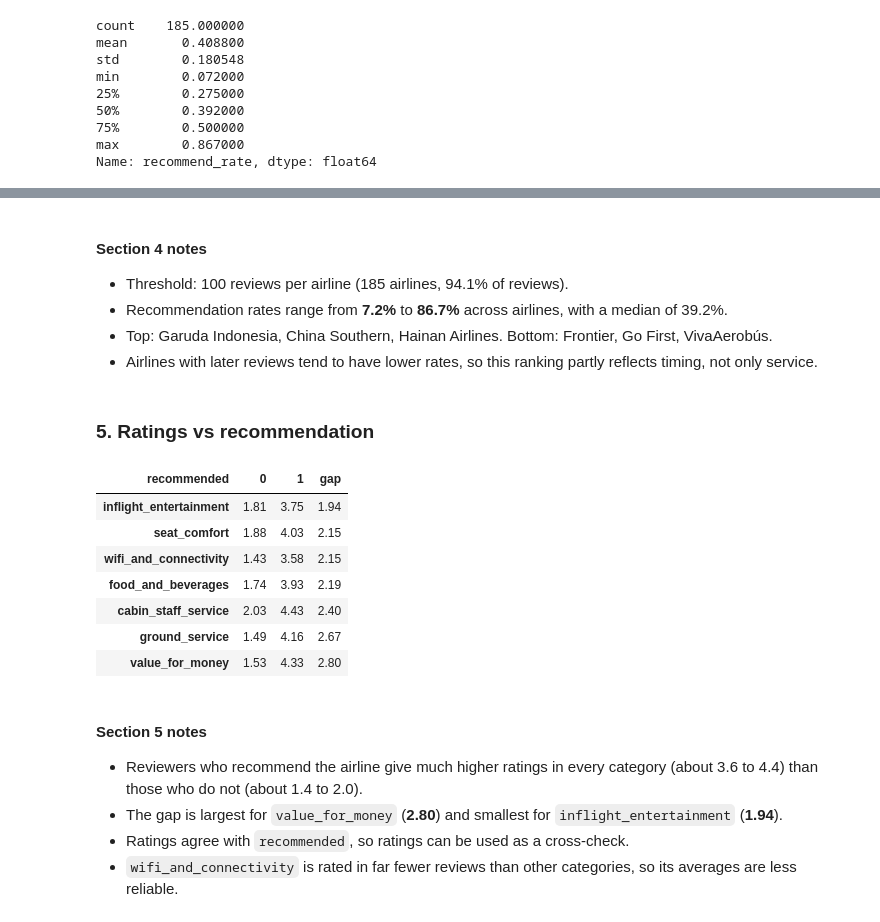
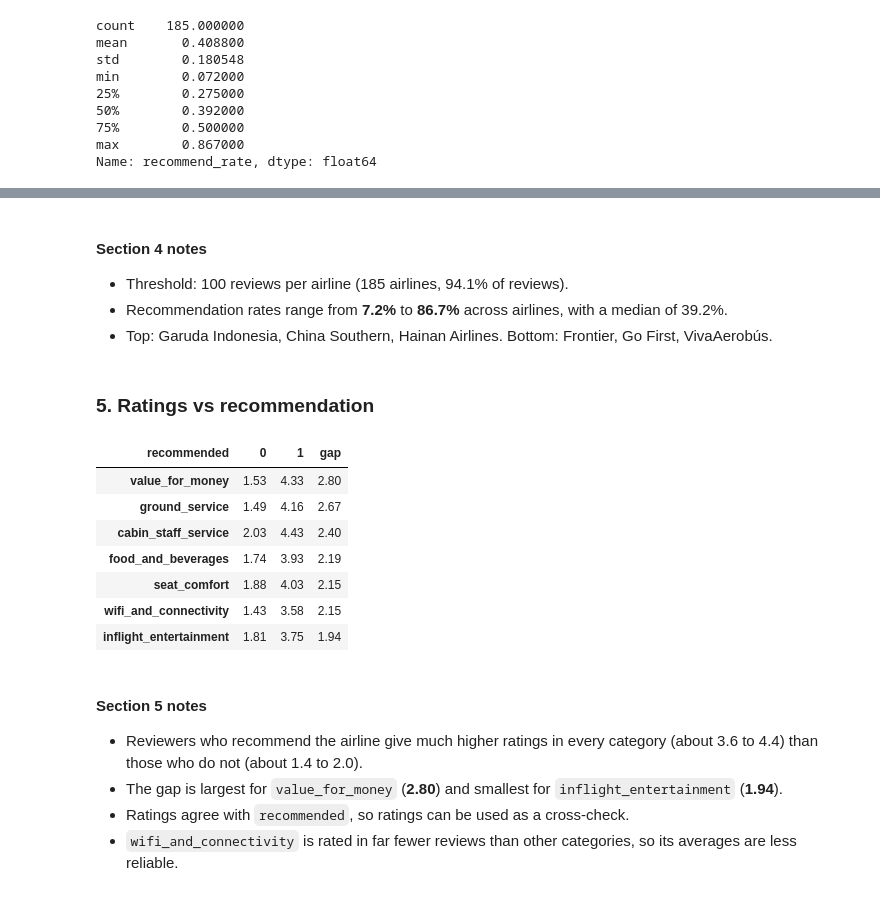
Before and after one commit to Dangcodervn/Aviation-Customer-Experience-Intelligence, a Jupyter notebook: Python/notebooks/airline_reviews_eda.ipynb, the cells around one changed output, grey strips where cells are left out. Cells and saved outputs as stored; diff of their text form; code cells hidden in the pictures.

Commit message:
Change EDA logic of airport and airline reviews

```diff
--- a/Python/notebooks/airline_reviews_eda.ipynb
+++ b/Python/notebooks/airline_reviews_eda.ipynb
@@ -248,7 +275,7 @@ Name: nationality, dtype: str
 # %%
 #Clean data
-#Countries with at least 20 reviews are kept, the rest become "Other"
-keep = nat[nat > 20].index
+#Countries with at least 20 reviews are kept, the rest (and missing values) become "Other"
+keep = nat[nat >= 20].index
 
 df_clean = df.copy()
 step = []
@@ -265,10 +292,12 @@ df_clean = df_clean[~label_only]
 step.append(("Verification label only", n - len(df_clean)))
 
 # 3.Group nationality (new column, original kept)
-df_clean["nationality_grouped"] = df_clean["nationality"].where(df_clean["nationality"].isin(keep) | df_clean["nationality"].isna(), "Other")
+df_clean["nationality_grouped"] = df_clean["nationality"].where(df_clean["nationality"].isin(keep), "Other")
 
 display(pd.DataFrame(step, columns=["step", "rows_dropped"]))
 print(f"Rows: {len(df):,} -> {len(df_clean):,}")
+print("Distinct nationality_grouped:", df_clean["nationality_grouped"].nunique())
+print("Rows in Other:", (df_clean["nationality_grouped"] == "Other").sum())
 # %% [output]
 |  | step | rows_dropped |
 | 0 | Duplicate rows | 242 |
@@ -527,23 +530,22 @@ display(ranked.sort_values("recommend_rate").head(10)[cols])
 - Threshold: 100 reviews per airline (185 airlines, 94.1% of reviews).
 - Recommendation rates range from **7.2%** to **86.7%** across airlines, with a median of 39.2%.
 - Top: Garuda Indonesia, China Southern, Hainan Airlines. Bottom: Frontier, Go First, VivaAerobús.
-- Airlines with later reviews tend to have lower rates, so this ranking partly reflects timing, not only service.
 # %% [markdown]
 ### 5. Ratings vs recommendation
 # %%
 #Ratings vs recommendation
 by_rec = df_clean.groupby("recommended")[rating_cols].mean().round(2).T
 by_rec["gap"] = (by_rec[1] - by_rec[0]).round(2)
-by_rec.sort_values("gap", ascending=True)
+by_rec.sort_values("gap", ascending=False)
 # %% [output]
 | recommended | 0 | 1 | gap |
-| inflight_entertainment | 1.81 | 3.75 | 1.94 |
+| value_for_money | 1.53 | 4.33 | 2.80 |
+| ground_service | 1.49 | 4.16 | 2.67 |
+| cabin_staff_service | 2.03 | 4.43 | 2.40 |
+| food_and_beverages | 1.74 | 3.93 | 2.19 |
 | seat_comfort | 1.88 | 4.03 | 2.15 |
 | wifi_and_connectivity | 1.43 | 3.58 | 2.15 |
-| food_and_beverages | 1.74 | 3.93 | 2.19 |
-| cabin_staff_service | 2.03 | 4.43 | 2.40 |
-| ground_service | 1.49 | 4.16 | 2.67 |
-| value_for_money | 1.53 | 4.33 | 2.80 |
+| inflight_entertainment | 1.81 | 3.75 | 1.94 |
 # %% [markdown]
 #### Section 5 notes
 
```
Also changed, not shown: parts of 20 cells of this notebook, 1 other file.
